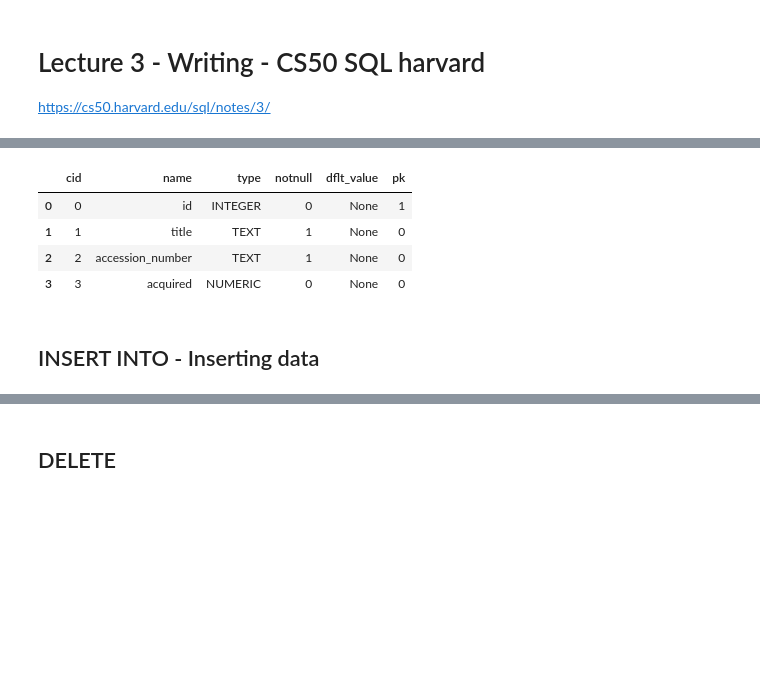
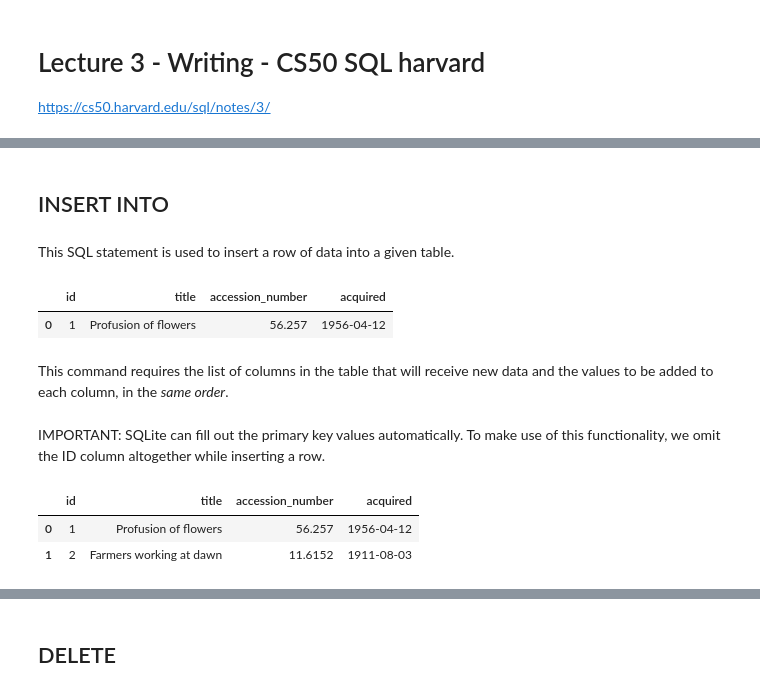
Before and after one commit to engineer-nicolas/cs50sql, a Jupyter notebook: lecture_3_Writing/lecture_3.ipynb, the cells around one changed output, grey strips where cells are left out. Drawn from its saved outputs; the diff is of its cells as text; code cells hidden in the pictures; blank space fills up the shorter version.

```diff
--- a/lecture_3_Writing/lecture_3.ipynb
+++ b/lecture_3_Writing/lecture_3.ipynb
@@ -29,14 +47,37 @@ conn.commit()
-# %%
-# Let's inspect the schema of the collections table
-pd.read_sql_query(
-    "PRAGMA table_info(collections);",
-    conn
-)
-# %% [output]
-|  | cid | name | type | notnull | dflt_value | pk |
-| 0 | 0 | id | INTEGER | 0 | None | 1 |
-| 1 | 1 | title | TEXT | 1 | None | 0 |
-| 2 | 2 | accession_number | TEXT | 1 | None | 0 |
-| 3 | 3 | acquired | NUMERIC | 0 | None | 0 |
 # %% [markdown]
-## INSERT INTO - Inserting data
+## INSERT INTO
+# %% [markdown]
+This SQL statement is used to insert a row of data into a given table.
+# %%
+# Execute the INSERT statement
+conn.execute('''
+INSERT INTO "collections" ("id", "title", "accession_number", "acquired")
+VALUES (1, 'Profusion of flowers', '56.257', '1956-04-12');
+''')
+
+# Save changes to the database
+conn.commit()
+
+pd.read_sql_query('SELECT * FROM collections;', conn)
+# %% [output]
+|  | id | title | accession_number | acquired |
+| 0 | 1 | Profusion of flowers | 56.257 | 1956-04-12 |
+# %% [markdown]
+This command requires the list of columns in the table that will receive new data and the values to be added to each column, in the *same order*.
+# %% [markdown]
+IMPORTANT: SQLite can fill out the primary key values automatically. To make use of this functionality, we omit the ID column altogether while inserting a row.
+# %%
+# Execute the INSERT statement
+conn.execute('''
+INSERT INTO "collections" ("title", "accession_number", "acquired")
+VALUES ('Farmers working at dawn', '11.6152', '1911-08-03');
+''')
+
+# Save changes to the database
+conn.commit()
+
+pd.read_sql_query('SELECT * FROM collections;', conn)
+# %% [output]
+|  | id | title | accession_number | acquired |
+| 0 | 1 | Profusion of flowers | 56.257 | 1956-04-12 |
+| 1 | 2 | Farmers working at dawn | 11.6152 | 1911-08-03 |
```
Also changed, not shown: parts of 8 cells of this notebook.
